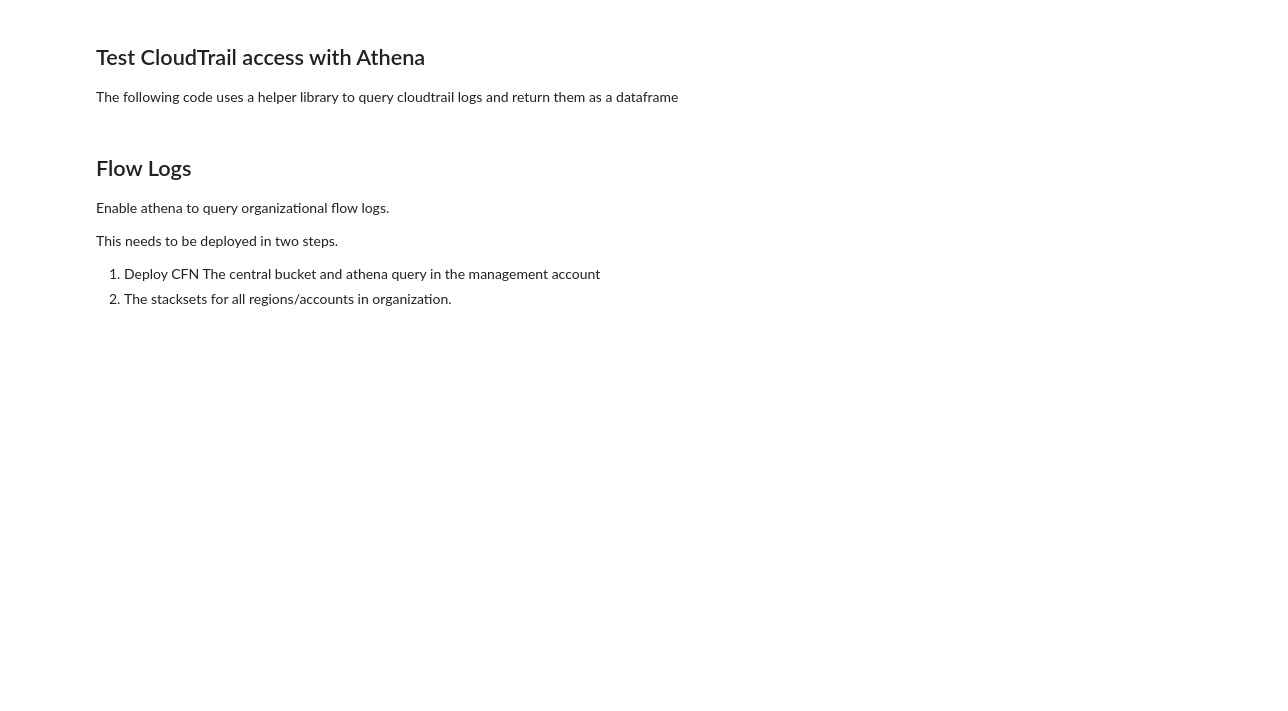
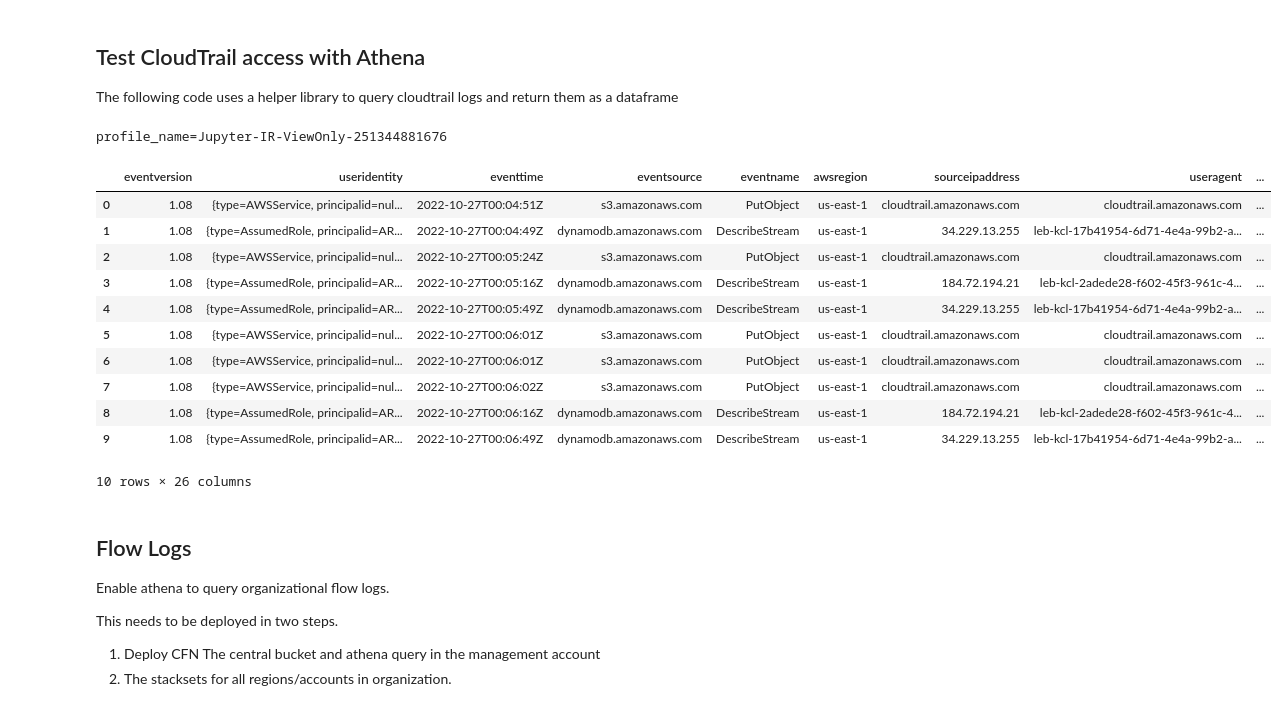
Before and after one commit to mikejgillespie/aws-incident-response-playbooks, a Jupyter notebook: jupyter/configure-aws-organization.ipynb, the cells around one changed output. Drawn from its saved outputs; the diff is of its cells as text; code cells hidden in the pictures; blank space fills up the shorter version.

```diff
--- a/jupyter/configure-aws-organization.ipynb
+++ b/jupyter/configure-aws-organization.ipynb
@@ -240,19 +265,32 @@ profile = f"Jupyter-IR-AdministratorAccess-{logging_account}"
 The following code uses a helper library to query cloudtrail logs and return them as a dataframe
 # %%
 from jupyterirtools import athena
-import importlib
-importlib.reload(jupyter_athena)
+
 
 accountid = "383086473915"
 
 sql = f"""
 SELECT *
 FROM \"{athena_database}\".\"{athena_cloudtrail_table}\"
 WHERE accountId = '{accountid}'
 LIMIT 10
 """
 
 display(athena.run_query(sql))
+# %% [output]
+profile_name=Jupyter-IR-ViewOnly-251344881676
+|  | eventversion | useridentity | eventtime | eventsource | eventname | awsregion | sourceipaddress | useragent | ... |
+| 0 | 1.08 | {type=AWSService, principalid=nul... | 2022-10-27T00:04:51Z | s3.amazonaws.com | PutObject | us-east-1 | cloudtrail.amazonaws.com | cloudtrail.amazonaws.com | ... |
+| 1 | 1.08 | {type=AssumedRole, principalid=AR... | 2022-10-27T00:04:49Z | dynamodb.amazonaws.com | DescribeStream | us-east-1 | 34.229.13.255 | leb-kcl-17b41954-6d71-4e4a-99b2-a... | ... |
+| 2 | 1.08 | {type=AWSService, principalid=nul... | 2022-10-27T00:05:24Z | s3.amazonaws.com | PutObject | us-east-1 | cloudtrail.amazonaws.com | cloudtrail.amazonaws.com | ... |
+| 3 | 1.08 | {type=AssumedRole, principalid=AR... | 2022-10-27T00:05:16Z | dynamodb.amazonaws.com | DescribeStream | us-east-1 | 184.72.194.21 | leb-kcl-2adede28-f602-45f3-961c-4... | ... |
+| 4 | 1.08 | {type=AssumedRole, principalid=AR... | 2022-10-27T00:05:49Z | dynamodb.amazonaws.com | DescribeStream | us-east-1 | 34.229.13.255 | leb-kcl-17b41954-6d71-4e4a-99b2-a... | ... |
+| 5 | 1.08 | {type=AWSService, principalid=nul... | 2022-10-27T00:06:01Z | s3.amazonaws.com | PutObject | us-east-1 | cloudtrail.amazonaws.com | cloudtrail.amazonaws.com | ... |
+| 6 | 1.08 | {type=AWSService, principalid=nul... | 2022-10-27T00:06:01Z | s3.amazonaws.com | PutObject | us-east-1 | cloudtrail.amazonaws.com | cloudtrail.amazonaws.com | ... |
+| 7 | 1.08 | {type=AWSService, principalid=nul... | 2022-10-27T00:06:02Z | s3.amazonaws.com | PutObject | us-east-1 | cloudtrail.amazonaws.com | cloudtrail.amazonaws.com | ... |
+| 8 | 1.08 | {type=AssumedRole, principalid=AR... | 2022-10-27T00:06:16Z | dynamodb.amazonaws.com | DescribeStream | us-east-1 | 184.72.194.21 | leb-kcl-2adede28-f602-45f3-961c-4... | ... |
+| 9 | 1.08 | {type=AssumedRole, principalid=AR... | 2022-10-27T00:06:49Z | dynamodb.amazonaws.com | DescribeStream | us-east-1 | 34.229.13.255 | leb-kcl-17b41954-6d71-4e4a-99b2-a... | ... |
+10 rows × 26 columns
 # %% [markdown]
 ## Flow Logs
 Enable athena to query organizational flow logs.
```
Also changed, not shown: parts of 12 cells of this notebook, 2 other files.
